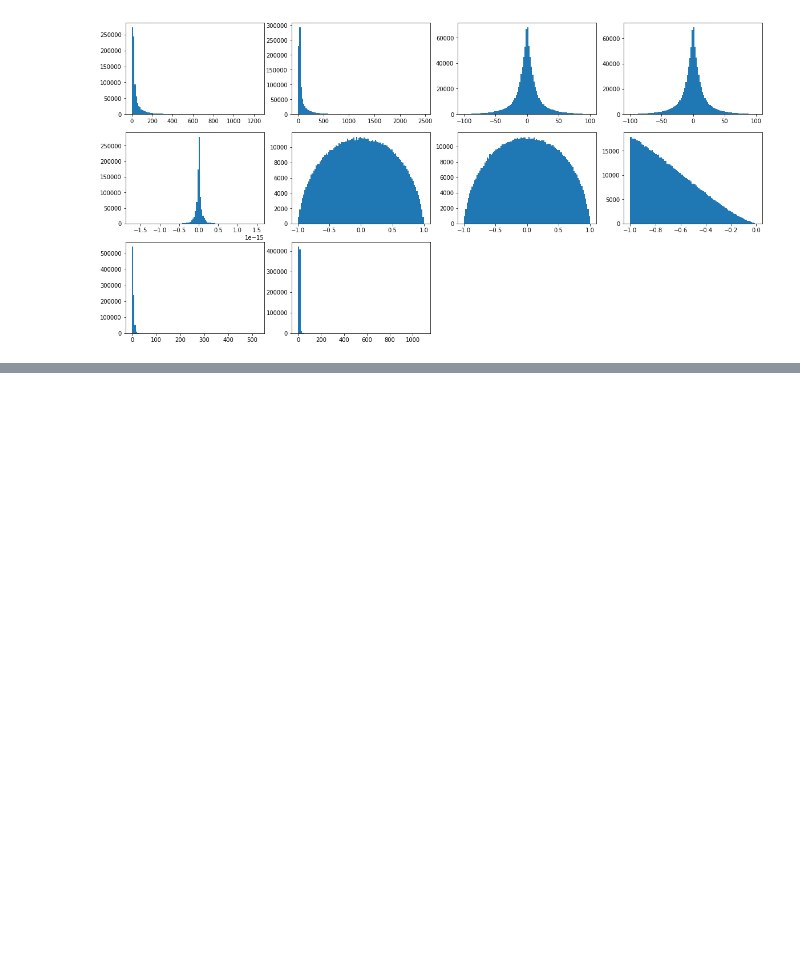
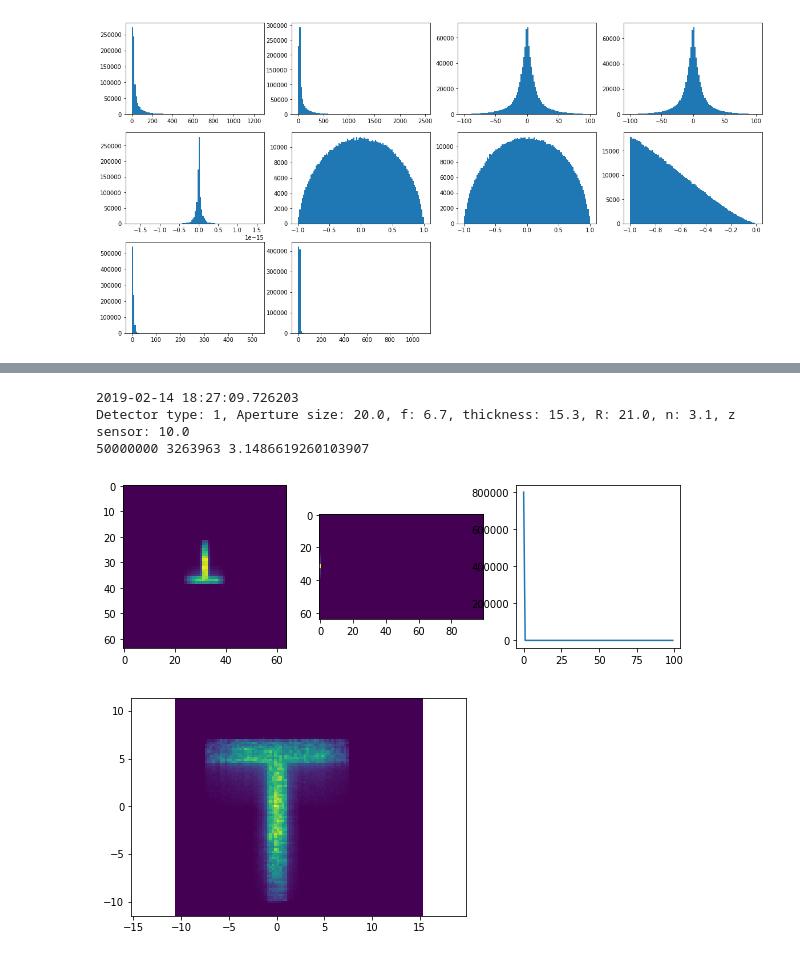
Before and after one commit to mitmedialab/MonteCarloRender, a Jupyter notebook: tests.ipynb, the cells around one changed output, grey strips where cells are left out. Cells and saved outputs as stored; diff of their text form; code cells hidden in the pictures; blank space fills up the shorter version.

```diff
--- a/tests.ipynb
+++ b/tests.ipynb
@@ -302,0 +355,8 @@ testRunScatteringTarget()
+# %%
+testRunTargetWithLens()
+# %% [output]
+2019-02-14 18:27:09.726203
+Detector type: 1, Aperture size: 20.0, f: 6.7, thickness: 15.3, R: 21.0, n: 3.1, z sensor: 10.0
+50000000 3263963 3.1486619260103907
+[figure, added]
+[figure, added]
```
Also changed, not shown: parts of 4 cells of this notebook, 1 other file.
